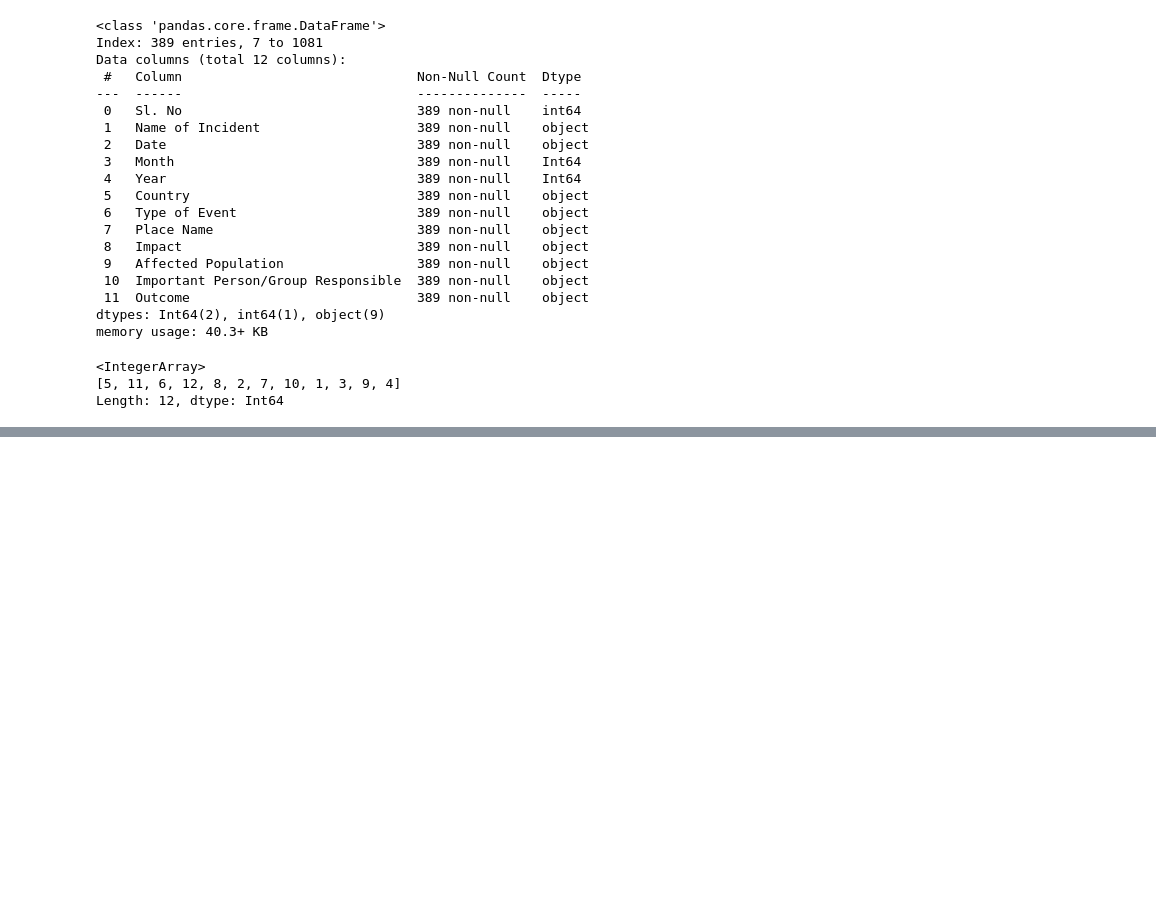
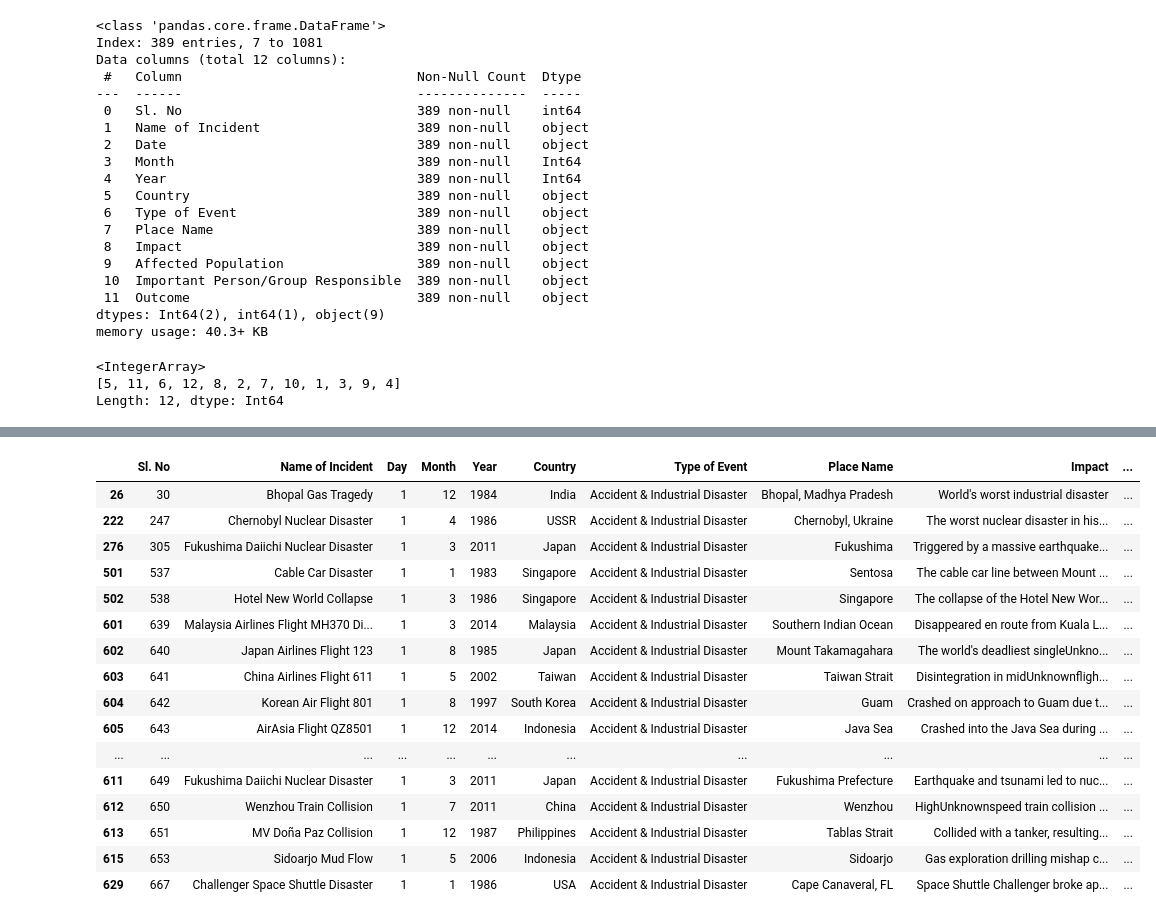
Before and after one commit to WornWolf/DataSci_Project_2026, a Jupyter notebook: clean_dayEvent.ipynb, the cells around one changed output, grey strips where cells are left out. Cells and saved outputs as stored; diff of their text form; code cells hidden in the pictures; blank space fills up the shorter version.

```diff
--- a/clean_dayEvent.ipynb
+++ b/clean_dayEvent.ipynb
@@ -231,0 +234,2 @@ Length: 12, dtype: Int64
+# %%
+filtered_dayEvents.rename(columns={'Date':'Day'}, inplace=True)
@@ -231,0 +248,2 @@ Length: 12, dtype: Int64
+# %%
+filtered_dayEvents['Day'] = 1
@@ -231,0 +258,8 @@ Length: 12, dtype: Int64
+# %%
+filtered_dayEvents['Date'] = pd.to_datetime(
+    dict(
+        year=filtered_dayEvents['Year'],
+        month=filtered_dayEvents['Month'],
+        day=filtered_dayEvents['Day']
+    ),
+)
@@ -231,0 +528,20 @@ Length: 12, dtype: Int64
+# %%
+filtered_dayEvents[filtered_dayEvents['Type of Event'] == 'Accident & Industrial Disaster']
+# %% [output]
+|  | Sl. No | Name of Incident | Day | Month | Year | Country | Type of Event | Place Name | Impact | ... |
+| 26 | 30 | Bhopal Gas Tragedy | 1 | 12 | 1984 | India | Accident & Industrial Disaster | Bhopal, Madhya Pradesh | World's worst industrial disaster | ... |
+| 222 | 247 | Chernobyl Nuclear Disaster | 1 | 4 | 1986 | USSR | Accident & Industrial Disaster | Chernobyl, Ukraine | The worst nuclear disaster in his... | ... |
+| 276 | 305 | Fukushima Daiichi Nuclear Disaster | 1 | 3 | 2011 | Japan | Accident & Industrial Disaster | Fukushima | Triggered by a massive earthquake... | ... |
+| 501 | 537 | Cable Car Disaster | 1 | 1 | 1983 | Singapore | Accident & Industrial Disaster | Sentosa | The cable car line between Mount ... | ... |
+| 502 | 538 | Hotel New World Collapse | 1 | 3 | 1986 | Singapore | Accident & Industrial Disaster | Singapore | The collapse of the Hotel New Wor... | ... |
+| 601 | 639 | Malaysia Airlines Flight MH370 Di... | 1 | 3 | 2014 | Malaysia | Accident & Industrial Disaster | Southern Indian Ocean | Disappeared en route from Kuala L... | ... |
+| 602 | 640 | Japan Airlines Flight 123 | 1 | 8 | 1985 | Japan | Accident & Industrial Disaster | Mount Takamagahara | The world's deadliest singleUnkno... | ... |
+| 603 | 641 | China Airlines Flight 611 | 1 | 5 | 2002 | Taiwan | Accident & Industrial Disaster | Taiwan Strait | Disintegration in midUnknownfligh... | ... |
+| 604 | 642 | Korean Air Flight 801 | 1 | 8 | 1997 | South Korea | Accident & Industrial Disaster | Guam | Crashed on approach to Guam due t... | ... |
+| 605 | 643 | AirAsia Flight QZ8501 | 1 | 12 | 2014 | Indonesia | Accident & Industrial Disaster | Java Sea | Crashed into the Java Sea during ... | ... |
+| ... | ... | ... | ... | ... | ... | ... | ... | ... | ... | ... |
+| 611 | 649 | Fukushima Daiichi Nuclear Disaster | 1 | 3 | 2011 | Japan | Accident & Industrial Disaster | Fukushima Prefecture | Earthquake and tsunami led to nuc... | ... |
+| 612 | 650 | Wenzhou Train Collision | 1 | 7 | 2011 | China | Accident & Industrial Disaster | Wenzhou | HighUnknownspeed train collision ... | ... |
+| 613 | 651 | MV Doña Paz Collision | 1 | 12 | 1987 | Philippines | Accident & Industrial Disaster | Tablas Strait | Collided with a tanker, resulting... | ... |
+| 615 | 653 | Sidoarjo Mud Flow | 1 | 5 | 2006 | Indonesia | Accident & Industrial Disaster | Sidoarjo | Gas exploration drilling mishap c... | ... |
+| 629 | 667 | Challenger Space Shuttle Disaster | 1 | 1 | 1986 | USA | Accident & Industrial Disaster | Cape Canaveral, FL | Space Shuttle Challenger broke ap... | ... |
```
Also changed, not shown: parts of 17 cells of this notebook, 3 other files.
